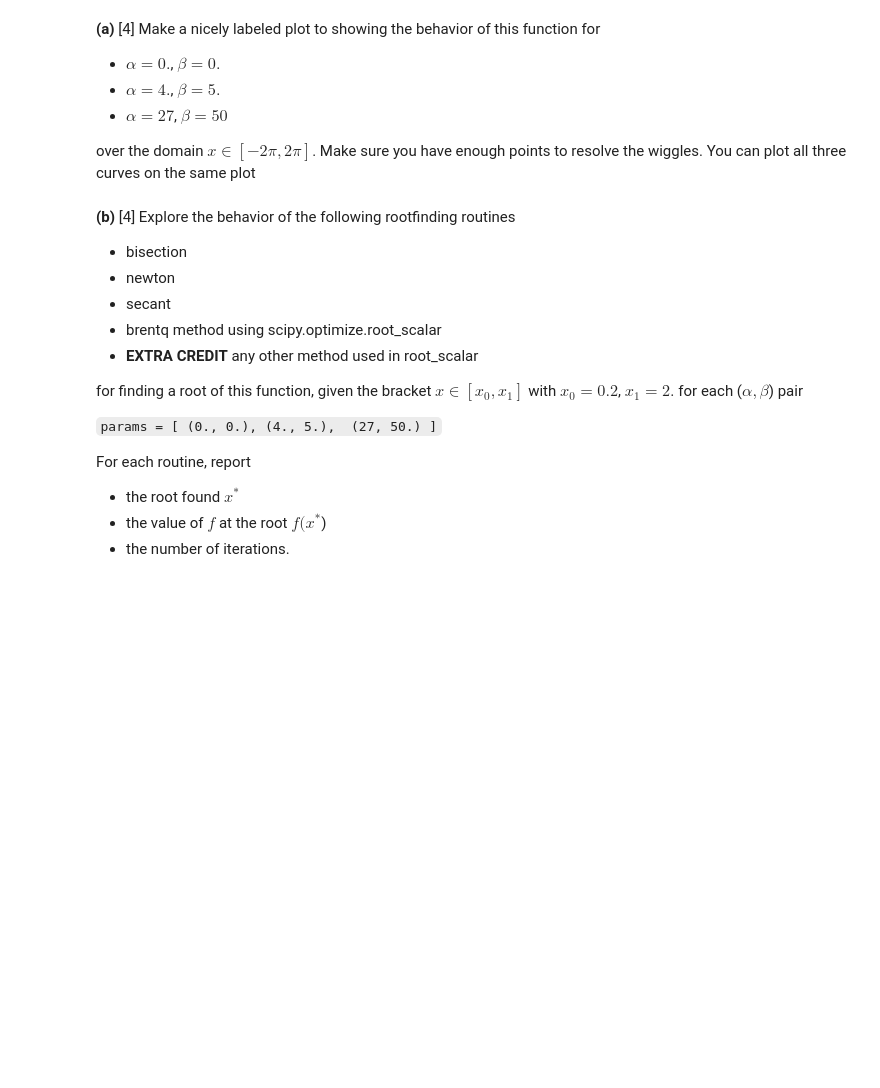
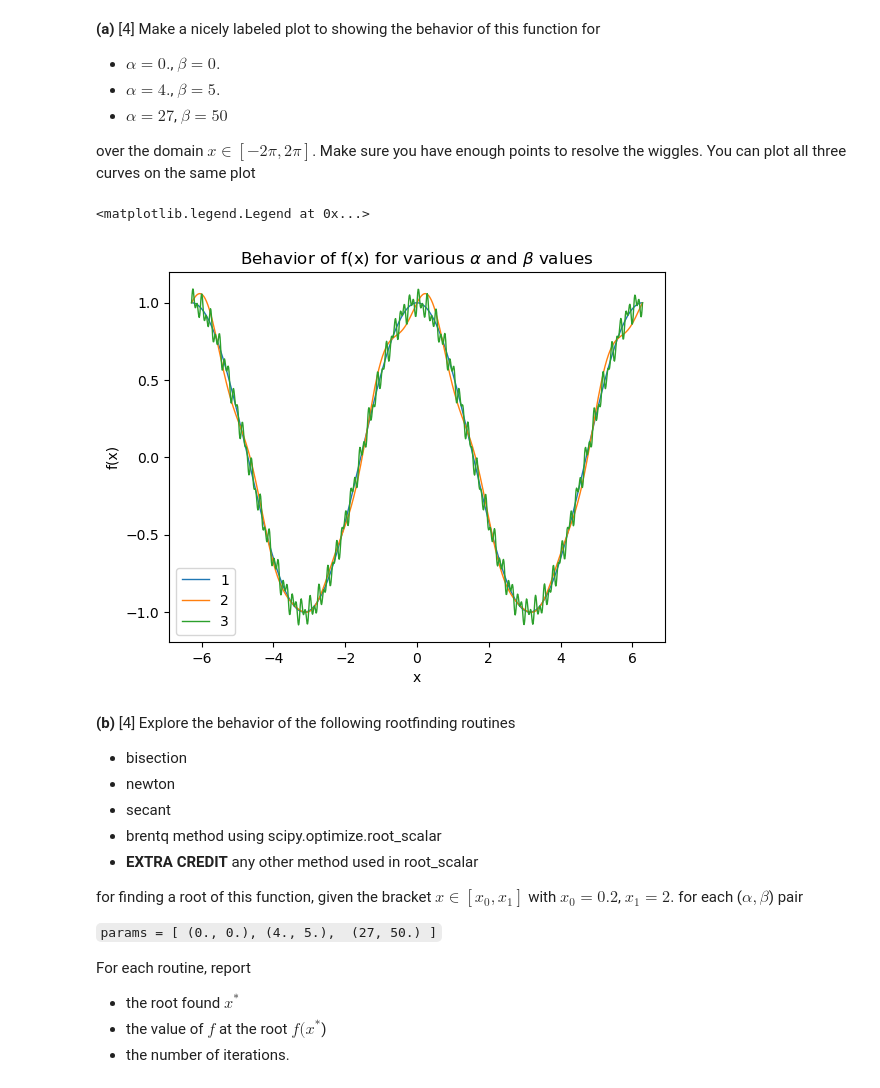
Before and after one commit to jlabbate15/intro-numerical-methods, a Jupyter notebook: HW/HW2_roots.ipynb, the cells around one changed output. Saved outputs shown, nothing was run; the diff lists cells and outputs as text; code cells hidden in the pictures; blank space fills up the shorter version.

```diff
--- a/HW/HW2_roots.ipynb
+++ b/HW/HW2_roots.ipynb
@@ -296,3 +295,27 @@ raise NotImplementedError()
+# %%
+f = lambda x,alpha,beta,A: numpy.cos(x) + A*(numpy.sin(alpha*x)+numpy.sin(beta*x))
+
+A=0.05
+alpha1=0.
+beta1=0.
+alpha2=4.
+beta2=5.
+alpha3=27.
+beta3=50.
+
+x=numpy.linspace(-2*numpy.pi,2*numpy.pi,1000)
+
+plt.figure(4)
+plt.plot(x,f(x,alpha1,beta1,A),label="1",linewidth=1)
+plt.plot(x,f(x,alpha2,beta2,A),label="2",linewidth=1)
+plt.plot(x,f(x,alpha3,beta3,A),label="3",linewidth=1)
+plt.xlabel("x")
+plt.ylabel("f(x)")
+plt.title(r"Behavior of f(x) for various $\alpha$ and $\beta$ values")
+plt.legend()
+# %% [output]
+<matplotlib.legend.Legend at 0x...>
+[figure, added]
 # %% [markdown]
 **(b)** [4] Explore the behavior of the following rootfinding routines
 * bisection
```
Also changed, not shown: parts of 8 cells of this notebook, 2 other files.
